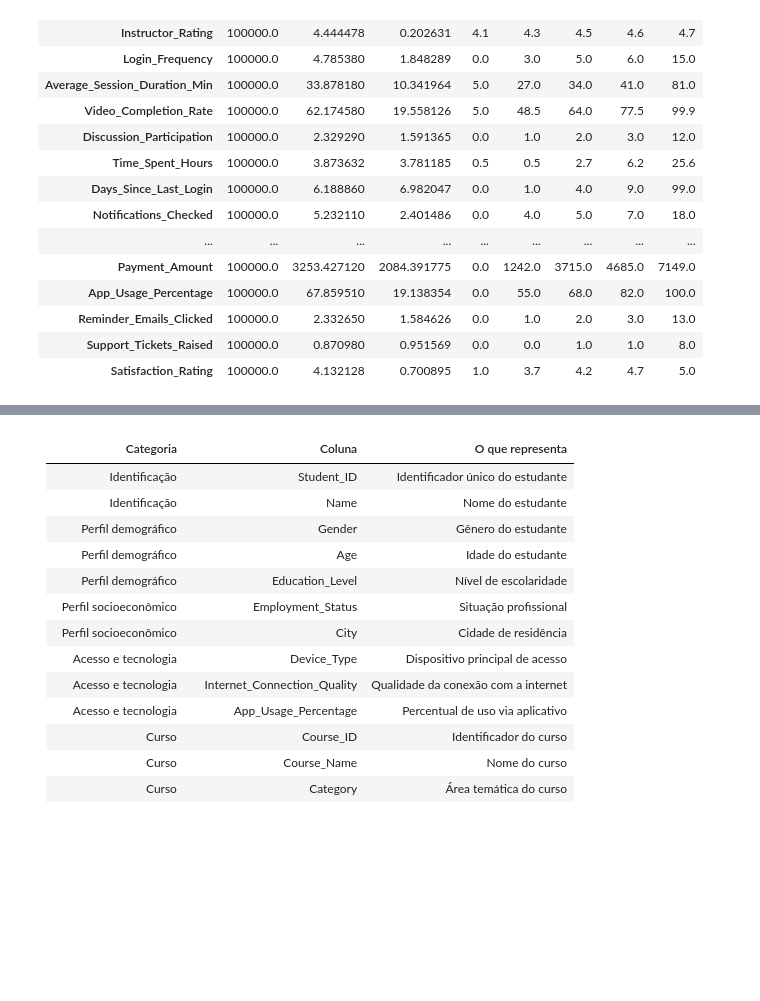
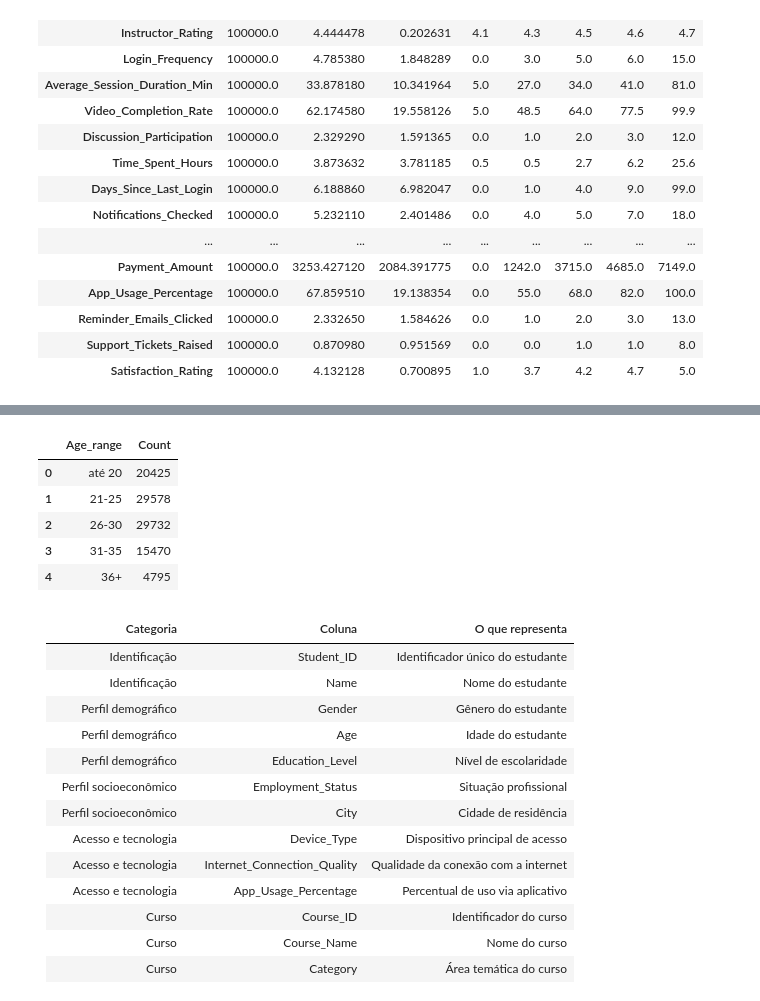
Before and after one commit to cidade-felipe/Student-Course-Completion-Prediction-Dataset, a Jupyter notebook: notebooks/preprocessed.ipynb, the cells around one changed output, grey strips where cells are left out. Saved outputs shown, nothing was run; the diff lists cells and outputs as text; code cells hidden in the pictures; blank space fills up the shorter version.

```diff
--- a/notebooks/preprocessed.ipynb
+++ b/notebooks/preprocessed.ipynb
@@ -98,3 +129,37 @@ pd.DataFrame(df.describe()).T
+# %%
+# Define os intervalos (bins)
+bins = [0,20, 25, 30,35, 100]
+
+# Define os rótulos das faixas
+labels = [
+   "até 20",
+   "21-25",
+   "26-30",
+   "31-35",
+   "36+",
+]
+
+# Cria a coluna com as faixas
+df["Age_range"] = pd.cut(
+    df["Age"],
+    bins=bins,
+    labels=labels,
+    right=True,      # inclui o limite da direita
+    include_lowest=True
+)
+
+# Conta por faixa
+age_interval = df["Age_range"].value_counts().sort_index().reset_index()
+age_interval.columns = ["Age_range", "Count"]
+
+age_interval
+# %% [output]
+|  | Age_range | Count |
+| 0 | até 20 | 20425 |
+| 1 | 21-25 | 29578 |
+| 2 | 26-30 | 29732 |
+| 3 | 31-35 | 15470 |
+| 4 | 36+ | 4795 |
 # %% [markdown]
 | Categoria             | Coluna                       | O que representa                    |
 | --------------------- | ---------------------------- | ----------------------------------- |
```
Also changed, not shown: parts of 6 cells of this notebook.
